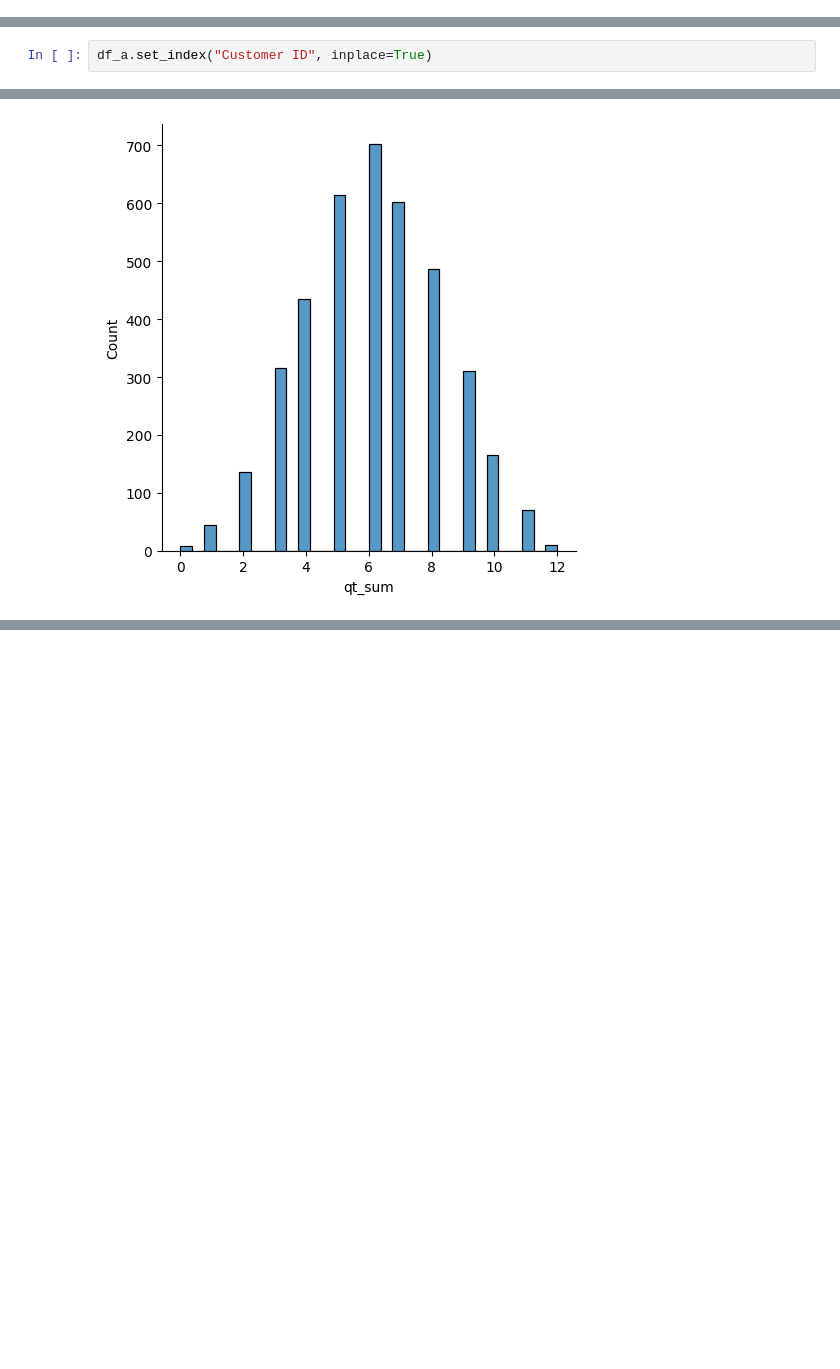
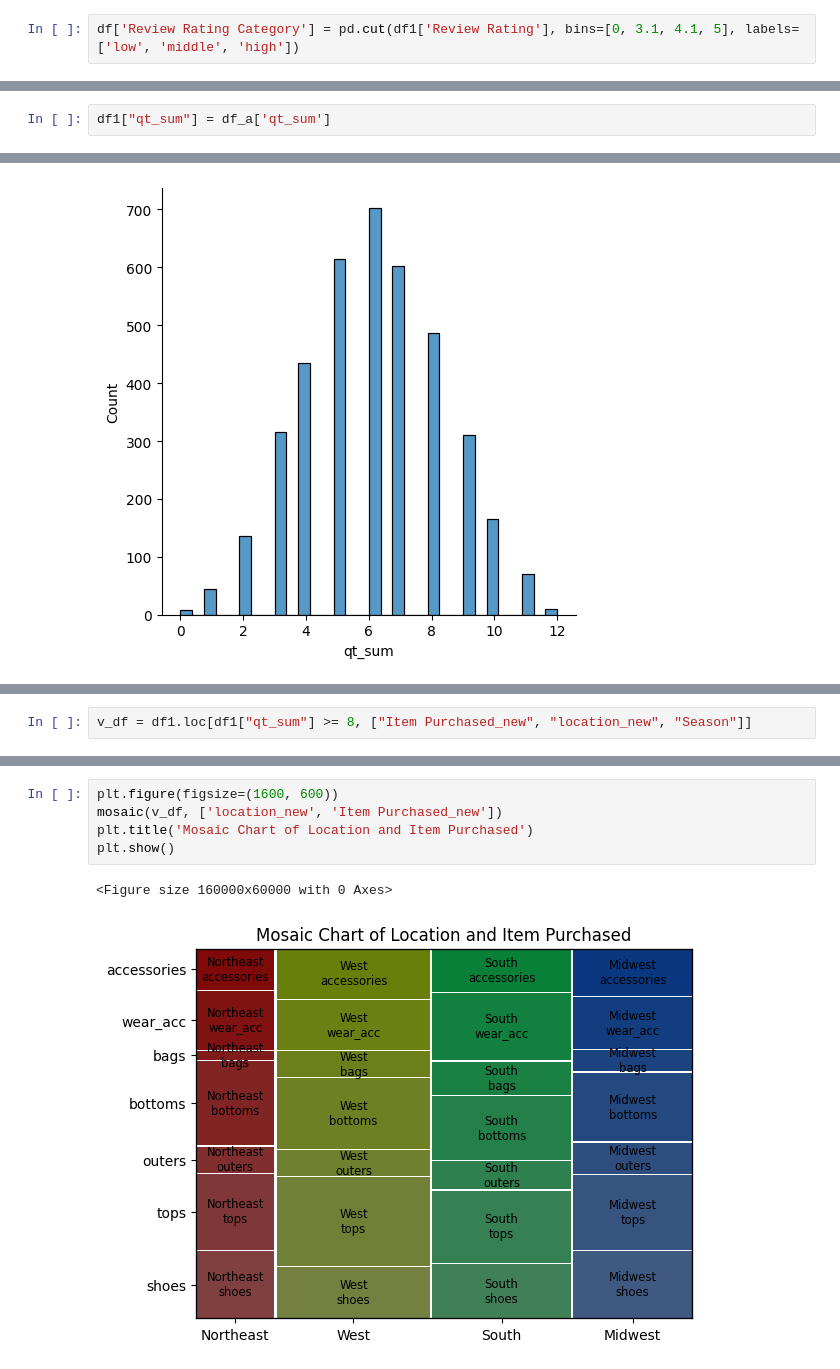
Before and after one commit to SUUYEONN/DevCourse_2rd_project, a Jupyter notebook: CBC_DA.ipynb, the cells around one changed output, grey strips where cells are left out. Drawn from its saved outputs; the diff is of its cells as text; blank space fills up the shorter version.

```diff
--- a/CBC_DA.ipynb
+++ b/CBC_DA.ipynb
@@ -296,3 +197,5 @@ Name: Purchase Amount (USD), dtype: int64
+# %%
+df['Review Rating Category'] = pd.cut(df1['Review Rating'], bins=[0, 3.1, 4.1, 5], labels=['low', 'middle', 'high'])
 # %%
 df_rrc = pd.DataFrame(review_rating_relationship).reset_index()
 df_rrc.columns = ['Review Rating Category', 'Purchase Amount (USD)']
@@ -383,5 +264,3 @@ array([3, 4, 0, 1, 2], dtype=object)
 # %%
 df1.loc[df1['Frequency of Purchases']=='Quarterly', 'Frequency of Purchases'] = 1
 df1.loc[df1['Frequency of Purchases']=='Fortnightly', 'Frequency of Purchases'] = 3
-# %%
-df_a.set_index("Customer ID", inplace=True)
@@ -463,0 +312,2 @@ Index(['Customer ID', 'Purchase Amount (USD)', 'Previous Purchases',
+# %%
+df1["qt_sum"] = df_a['qt_sum']
@@ -468,0 +350,2 @@ sns.displot(df_a["qt_sum"])
+# %%
+v_df = df1.loc[df1["qt_sum"] >= 8, ["Item Purchased_new", "location_new", "Season"]]
@@ -468,0 +368,8 @@ sns.displot(df_a["qt_sum"])
+# %%
+plt.figure(figsize=(1600, 600))
+mosaic(v_df, ['location_new', 'Item Purchased_new'])
+plt.title('Mosaic Chart of Location and Item Purchased')
+plt.show()
+# %% [output]
+<Figure size 160000x60000 with 0 Axes>
+[figure, added]
```
Also changed, not shown: parts of 60 cells of this notebook.
